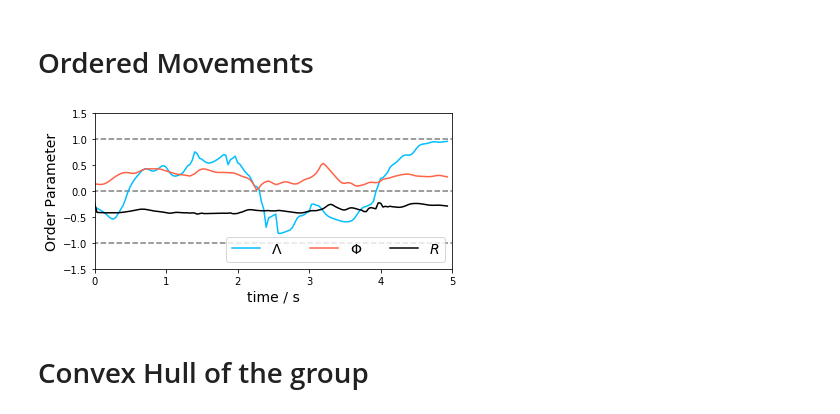
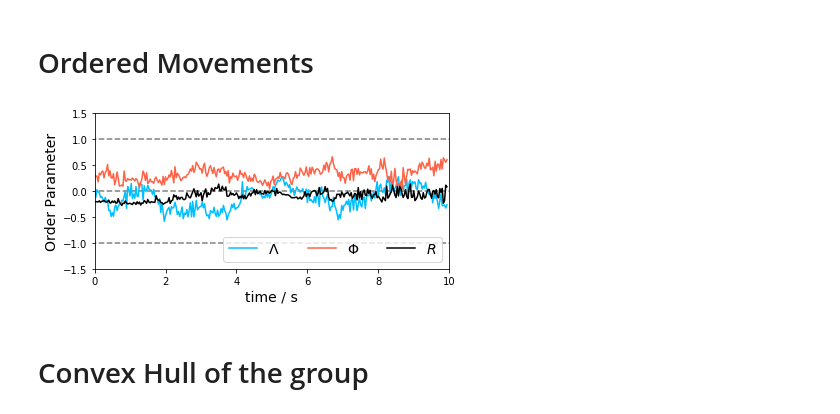
Before and after one commit to yangyushi/FishPy, a Jupyter notebook: notebooks/corr.ipynb, the cells around one changed output. Drawn from its saved outputs; the diff is of its cells as text; code cells hidden in the pictures.

```diff
--- a/notebooks/corr.ipynb
+++ b/notebooks/corr.ipynb
@@ -34,14 +31,14 @@ fish_trajs = []
 
 for traj in trajectories:
     xyz = np.array(traj['position']).T
-    xyz = ndimage.gaussian_filter1d(xyz, 2, axis=1)
+    #xyz = ndimage.gaussian_filter1d(xyz, 2, axis=1)
     t = np.array(traj['time'])
     ti = np.arange(t[0], t[-1]+1, 1)
     xi = np.interp(x = ti, xp = t, fp = xyz[0])
     yi = np.interp(x = ti, xp = t, fp = xyz[1])
     zi = np.interp(x = ti, xp = t, fp = xyz[2])
     xyz_int = np.vstack((xi, yi, zi))
-    T = ft.FishTrajectory(ti, xyz_int.T, blur)
+    T = ft.FishTrajectory(t, xyz.T, blur)
     fish_trajs.append(T)
 
 manager = ft.FishManager(fish_trajs)
@@ -63,32 +60,32 @@ plt.show()
 # %% [markdown]
 # Ordered Movements
+# %%
+analyser = fc.order.Dynamical(manager.trajs, good_frames=20)
+r_orders = analyser.get_rot_orders()
+t_orders = analyser.get_trans_orders()
+d_orders = analyser.get_dila_orders()
 # %%
-analyser = fc.order.Dynamical(manager.trajs, good_frames=5)
-r_orders = analyser.get_rot_orders()
-t_orders = analyser.get_trans_orders()
-d_orders = analyser.get_dila_orders()
-
 x = np.arange(-1, 11, 1)
 y1 = np.ones(x.shape) * -1
 y2 = np.ones(x.shape) * 0
 y3 = np.ones(x.shape) * 1
 plt.plot(x, y1, '--', color='k', alpha=0.5)
 plt.plot(x, y2, '--', color='k', alpha=0.5)
 plt.plot(x, y3, '--', color='k', alpha=0.5)
-plt.plot(np.arange(149)/30, d_orders, label=r'$\Lambda$', color='deepskyblue')
-plt.plot(np.arange(149)/30, np.abs(t_orders), label=r'$\Phi$', color='tomato')
-plt.plot(np.arange(149)/30, r_orders, label=r'$R$', color='k')
+plt.plot(np.arange(299)/30, d_orders, label=r'$\Lambda$', color='deepskyblue')
+plt.plot(np.arange(299)/30, np.abs(t_orders), label=r'$\Phi$', color='tomato')
+plt.plot(np.arange(299)/30, r_orders, label=r'$R$', color='k')
 plt.legend(fontsize=14, loc='lower right', ncol=3)
 plt.ylim(-1.5, 1.5)
-plt.xlim(0, 5)
+plt.xlim(0, 10)
 plt.xlabel('time / s', fontsize=14)
 plt.ylabel(f'Order Parameter', fontsize=14)
 plt.gcf().set_size_inches(6, 3)
 plt.tight_layout()
 plt.savefig('order_par.pdf')
 plt.show()
 # %% [output]
-[figure, old version]
+[figure, new version]
 # %% [markdown]
 # Convex Hull of the group
 # %%
```
Also changed, not shown: parts of 8 cells of this notebook, 1 other file.
